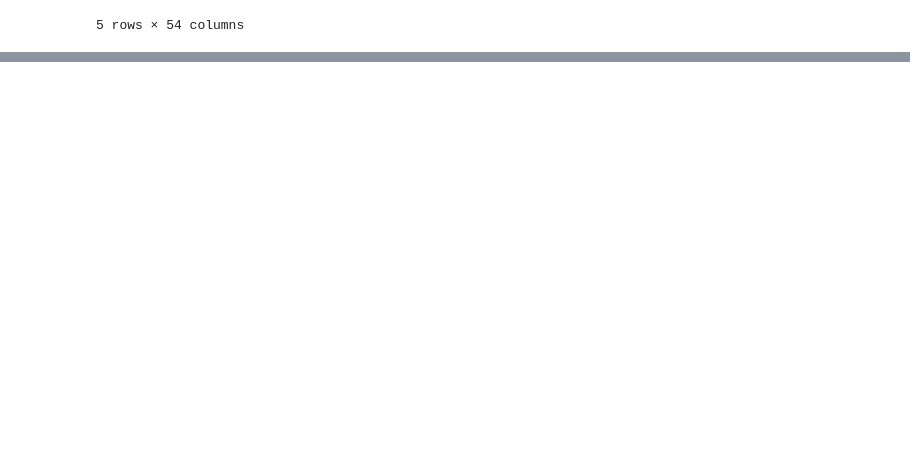
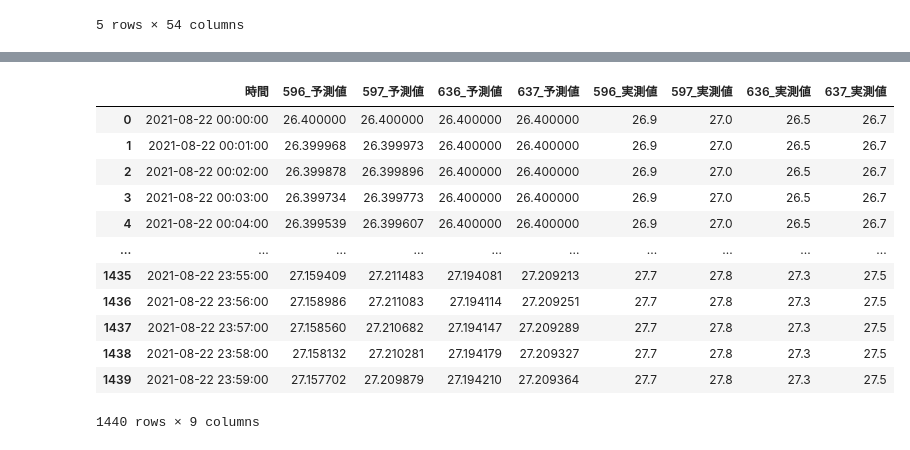
Before and after one commit to Kdy0115/agent-simulation-system, a Jupyter notebook: prototype.ipynb, the cells around one changed output, grey strips where cells are left out. Drawn from its saved outputs; the diff is of its cells as text; code cells hidden in the pictures; blank space fills up the shorter version.

```diff
--- a/prototype.ipynb
+++ b/prototype.ipynb
@@ -948,0 +974,7 @@ merge_result.to_csv("eval/result.csv",encoding="shift-jis")
+# %%
+observe_data = "data/evaluation/observe/2021_8_22/observe.csv"
+simulation_data = "out/result_2021_08_22_out/result5.json"
+
+df_observe = pd.read_csv(observe_data,encoding="shift-jis")
+json_open = open(simulation_data, 'r')
+json_load = json.load(json_open)
@@ -948,0 +991,48 @@ merge_result.to_csv("eval/result.csv",encoding="shift-jis")
+# %%
+time_list = []
+temp_point_596 = []
+temp_point_597 = []
+temp_point_636 = []
+temp_point_637 = []
+for row in json_load:
+    time_list.append(row["timestamp"])
+    for i in row["agent_list"]:
+        if "class" in i.keys():
+            if i["class"] == "space":
+                if i["x"] == 12 and i["y"] == 26 and i['z'] == 2:
+                    temp_point_596.append(i["temp"])
+                elif i["x"] == 12 and i["y"] == 23 and i['z'] == 2:
+                    temp_point_597.append(i["temp"])
+                elif i["x"] == 17 and i["y"] == 23 and i['z'] == 2:
+                    temp_point_636.append(i["temp"])
+                elif i["x"] == 17 and i["y"] == 20 and i['z'] == 2:
+                    temp_point_637.append(i["temp"])
+# %%
+simulation_data = pd.DataFrame([])
+# %%
+simulation_data["時間"] = time_list
+simulation_data["596_予測値"] = temp_point_596
+simulation_data["597_予測値"] = temp_point_597
+simulation_data["636_予測値"] = temp_point_636
+simulation_data["637_予測値"] = temp_point_637
+
+simulation_data["596_実測値"] = df_observe["596_実測値"].values
+simulation_data["597_実測値"] = df_observe["597_実測値"].values
+simulation_data["636_実測値"] = df_observe["636_実測値"].values
+simulation_data["637_実測値"] = df_observe["637_実測値"].values
+# %%
+simulation_data
+# %% [output]
+|  | 時間 | 596_予測値 | 597_予測値 | 636_予測値 | 637_予測値 | 596_実測値 | 597_実測値 | 636_実測値 | 637_実測値 |
+| 0 | 2021-08-22 00:00:00 | 26.400000 | 26.400000 | 26.400000 | 26.400000 | 26.9 | 27.0 | 26.5 | 26.7 |
+| 1 | 2021-08-22 00:01:00 | 26.399968 | 26.399973 | 26.400000 | 26.400000 | 26.9 | 27.0 | 26.5 | 26.7 |
+| 2 | 2021-08-22 00:02:00 | 26.399878 | 26.399896 | 26.400000 | 26.400000 | 26.9 | 27.0 | 26.5 | 26.7 |
+| 3 | 2021-08-22 00:03:00 | 26.399734 | 26.399773 | 26.400000 | 26.400000 | 26.9 | 27.0 | 26.5 | 26.7 |
+| 4 | 2021-08-22 00:04:00 | 26.399539 | 26.399607 | 26.400000 | 26.400000 | 26.9 | 27.0 | 26.5 | 26.7 |
+| ... | ... | ... | ... | ... | ... | ... | ... | ... | ... |
+| 1435 | 2021-08-22 23:55:00 | 27.159409 | 27.211483 | 27.194081 | 27.209213 | 27.7 | 27.8 | 27.3 | 27.5 |
+| 1436 | 2021-08-22 23:56:00 | 27.158986 | 27.211083 | 27.194114 | 27.209251 | 27.7 | 27.8 | 27.3 | 27.5 |
+| 1437 | 2021-08-22 23:57:00 | 27.158560 | 27.210682 | 27.194147 | 27.209289 | 27.7 | 27.8 | 27.3 | 27.5 |
+| 1438 | 2021-08-22 23:58:00 | 27.158132 | 27.210281 | 27.194179 | 27.209327 | 27.7 | 27.8 | 27.3 | 27.5 |
+| 1439 | 2021-08-22 23:59:00 | 27.157702 | 27.209879 | 27.194210 | 27.209364 | 27.7 | 27.8 | 27.3 | 27.5 |
+1440 rows × 9 columns
```
Also changed, not shown: parts of 12 cells of this notebook, 7 other files.
